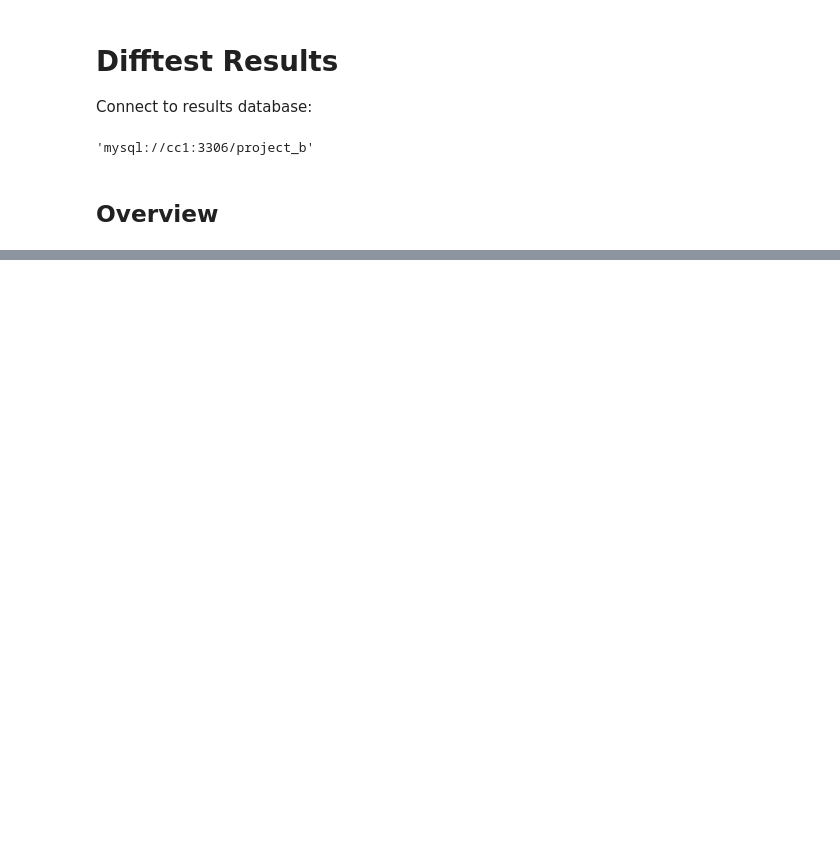
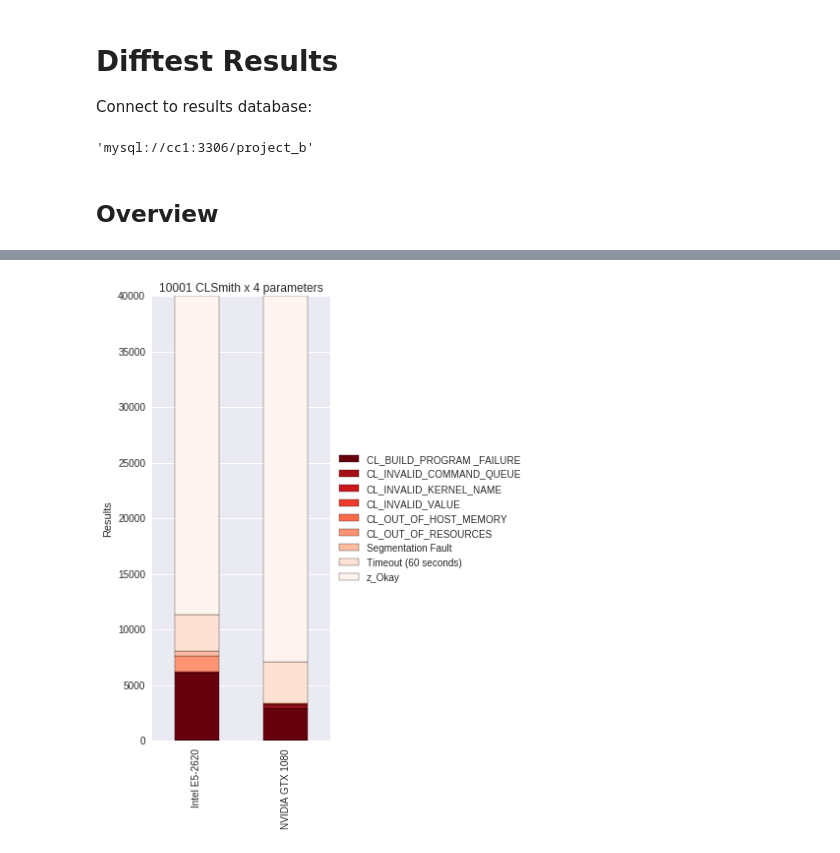
Before and after one commit to ChrisCummins/phd, a Jupyter notebook: difftest/Difftest Results.ipynb, the cells around one changed output, grey strips where cells are left out. Drawn from its saved outputs; the diff is of its cells as text; code cells hidden in the pictures; blank space fills up the shorter version.

Commit message:
New results for difftest

```diff
--- a/difftest/Difftest Results.ipynb
+++ b/difftest/Difftest Results.ipynb
@@ -218,0 +112,25 @@ viz.finalise(figsize=(4.5, 8))
+# %%
+CLDRIVE_TABLE_NAMES = ["CLSmith w. cldrive", "GitHub", "CLgen"]
+CLDRIVE_TABLES = [cldriveCLSmithResult, GitHubResult, CLgenResult]
+
+q = session.query(cldriveParams).order_by(
+        cldriveParams.size,
+        cldriveParams.gsize_x, cldriveParams.gsize_y, cldriveParams.gsize_z,
+        cldriveParams.lsize_x, cldriveParams.lsize_y, cldriveParams.lsize_z,
+        cldriveParams.generator, cldriveParams.scalar_val, cldriveParams.optimizations)
+
+data = []
+for param in q:
+    data.append((
+        param.id,
+        [param.size, param.generator, param.scalar_val, param.gsize,
+         param.lsize, param.optimizations_on_off] + [
+            session.query(t).filter(t.params == param).count()
+            for t in CLDRIVE_TABLES
+        ]))
+i, d = zip(*data)
+
+cldrive_params = pd.DataFrame(list(d), index=i, columns=[
+    "Size", "Generator", "Scalar Val", "Global size", "Local size",
+    "Optimizations"] + [f"#. {t}" for t in CLDRIVE_TABLE_NAMES])
+cldrive_params
@@ -218,0 +264,18 @@ viz.finalise(figsize=(4.5, 8))
+# %%
+import matplotlib.pyplot as plt
+import seaborn as sns
+from labm8 import viz
+%matplotlib inline
+
+def plot_outcomes(table, name):
+    ax = outcomes[name].pivot('Device', 'Outcome')['Count'].plot(kind='bar', stacked=True, colormap="Reds_r")
+
+    nprog = session.query(table.program_id).group_by(table.program_id).count()
+    nparam = session.query(table.params_id).group_by(table.params_id).count()
+    plt.title(f"{nprog} {name} x {nparam} parameters")
+    plt.ylabel("Results")
+    plt.xlabel("")
+    ax.legend(loc='center left', bbox_to_anchor=(1, 0.5))
+    plt.ylim(0, nprog * nparam)
+
+    viz.finalise(figsize=(3.5, 8))
@@ -218,0 +301,4 @@ viz.finalise(figsize=(4.5, 8))
+# %%
+plot_outcomes(CLSmithResult, "CLSmith")
+# %% [output]
+[figure, added]
```
Also changed, not shown: parts of 44 cells of this notebook, 1 other file.
